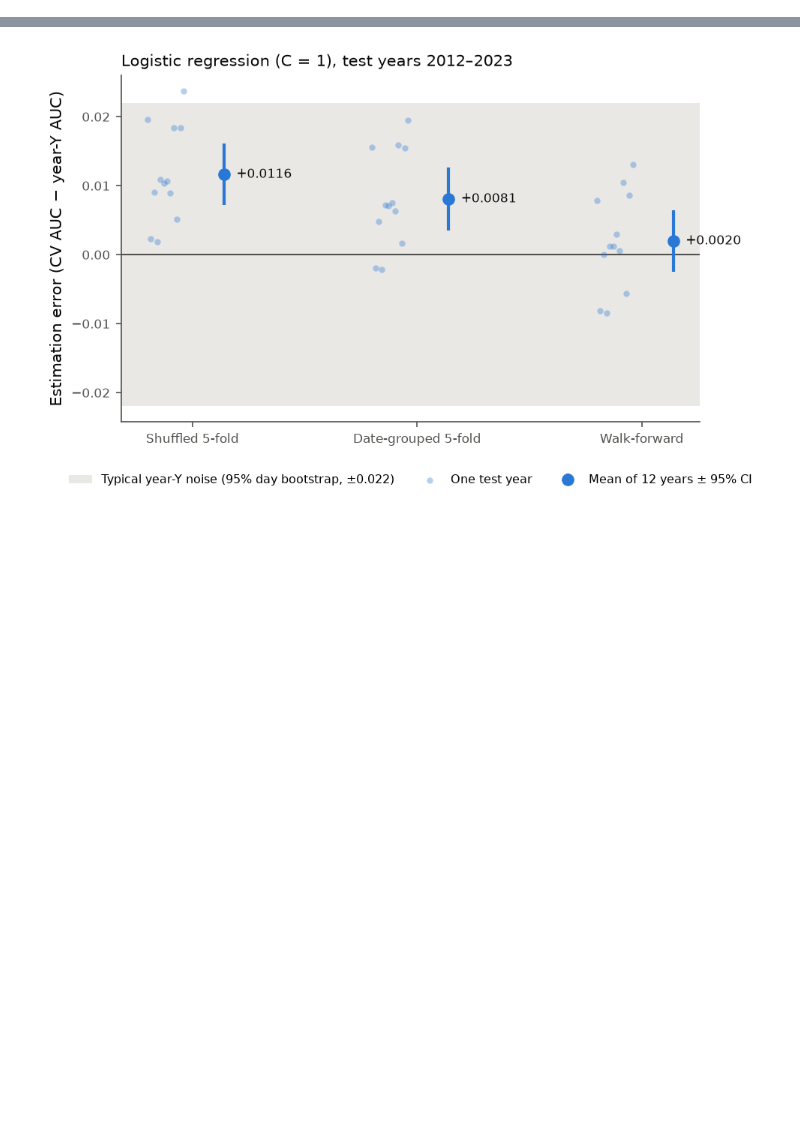
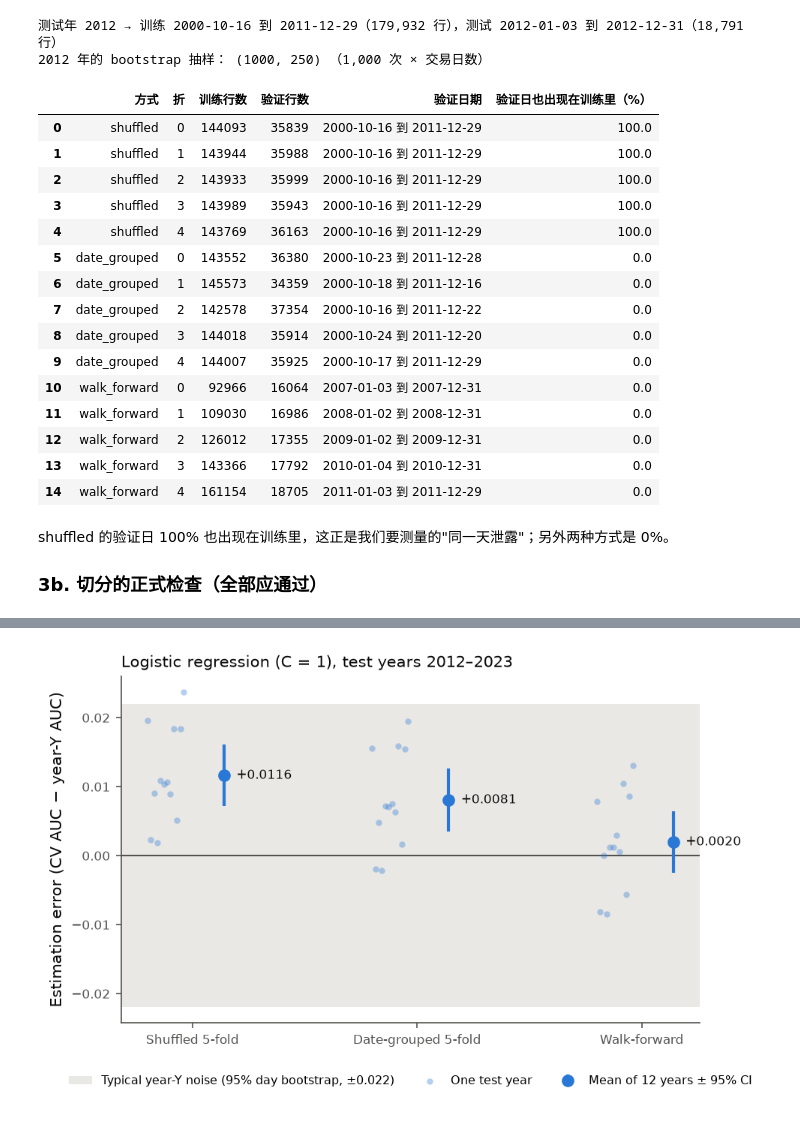
Before and after one commit to wjin2025/ese5420-finalpaper, a Jupyter notebook: analysis.ipynb, the cells around one changed output, grey strips where cells are left out. Cells and saved outputs as stored; diff of their text form; code cells hidden in the pictures; blank space fills up the shorter version.

```diff
--- a/analysis.ipynb
+++ b/analysis.ipynb
@@ -209,26 +0,0 @@ Recompute the same 2018 numbers **without Qidi's evaluation code**, using only s
-# %%
-from sklearn.model_selection import PredefinedSplit, cross_val_score
-from sklearn.metrics import roc_auc_score
-from src.features import FEATURES
-
-dev, test_rows = split(table, days, YEAR)
-X_dev, y_dev = dev[FEATURES].to_numpy(), dev['target'].to_numpy()
-
-# (a) CV estimates with sklearn's cross_val_score, using the same fold labels
-check = {}
-for scheme, col in [('shuffled', 'fold_shuffled'), ('date_grouped', 'fold_date')]:
-    folds = PredefinedSplit(dev[col].to_numpy())
-    check[scheme] = cross_val_score(make(), X_dev, y_dev, cv=folds, scoring='roc_auc').mean()
-
-# (b) test AUC and its interval with sklearn's roc_auc_score (bootstrap = weight each row by its day's draw count)
-p = make().fit(X_dev, y_dev).predict_proba(test_rows[FEATURES].to_numpy())[:, 1]
-y_test = test_rows['target'].to_numpy()
-day_pos = days[(days >= f'{YEAR}-01-01') & (days <= f'{YEAR}-12-31')].get_indexer(test_rows['Date'])
-boot_aucs = [roc_auc_score(y_test, p, sample_weight=c[day_pos]) for c in boot[YEAR]]
-sk_lo, sk_hi = np.percentile(boot_aucs, [2.5, 97.5])
-
-pd.DataFrame({
-    'Qidi code': [one_year.loc['shuffled', 'cv_auc'], one_year.loc['date_grouped', 'cv_auc'], auc, lo, hi],
-    'sklearn only': [check['shuffled'], check['date_grouped'], roc_auc_score(y_test, p), sk_lo, sk_hi],
-}, index=['cv_auc shuffled', 'cv_auc date_grouped', 'test_auc', 'test_lo', 'test_hi']).assign(
-    difference=lambda d: d['Qidi code'] - d['sklearn only']).round(6)
@@ -311,0 +141,44 @@ display(by_scheme.round(4), paired.round(4))
+# %%
+from src.step3_splits import TESTS, trading_days, split, assign_folds_and_bootstrap, inner_folds
+
+days = trading_days(table)                       # 所有交易日
+boot = assign_folds_and_bootstrap(table, days)   # 给每行加上两种折号，并返回 bootstrap 抽样
+
+dev, test_rows = split(table, days, 2012)
+print(f"测试年 2012 → 训练 {dev['Date'].min().date()} 到 {dev['Date'].max().date()}（{len(dev):,} 行），"
+      f"测试 {test_rows['Date'].min().date()} 到 {test_rows['Date'].max().date()}（{len(test_rows):,} 行）")
+print("2012 年的 bootstrap 抽样：", boot[2012].shape, "（1,000 次 × 交易日数）")
+# %% [output]
+测试年 2012 → 训练 2000-10-16 到 2011-12-29（179,932 行），测试 2012-01-03 到 2012-12-31（18,791 行）
+2012 年的 bootstrap 抽样： (1000, 250) （1,000 次 × 交易日数）
+# %%
+# 测试年 2012 的 15 个内层折
+rows = []
+for scheme in SCHEMES:
+    for k, (tr, va) in enumerate(inner_folds(table, days, 2012, scheme)):
+        va_dates = table.loc[va, 'Date']
+        rows.append({'方式': scheme, '折': k, '训练行数': len(tr), '验证行数': len(va),
+                     '验证日期': f"{va_dates.min().date()} 到 {va_dates.max().date()}",
+                     '验证日也出现在训练里（%）': round(100 * va_dates.isin(set(table.loc[tr, 'Date'])).mean(), 1)})
+pd.DataFrame(rows)
+# %% [output]
+|  | 方式 | 折 | 训练行数 | 验证行数 | 验证日期 | 验证日也出现在训练里（%） |
+| 0 | shuffled | 0 | 144093 | 35839 | 2000-10-16 到 2011-12-29 | 100.0 |
+| 1 | shuffled | 1 | 143944 | 35988 | 2000-10-16 到 2011-12-29 | 100.0 |
+| 2 | shuffled | 2 | 143933 | 35999 | 2000-10-16 到 2011-12-29 | 100.0 |
+| 3 | shuffled | 3 | 143989 | 35943 | 2000-10-16 到 2011-12-29 | 100.0 |
+| 4 | shuffled | 4 | 143769 | 36163 | 2000-10-16 到 2011-12-29 | 100.0 |
+| 5 | date_grouped | 0 | 143552 | 36380 | 2000-10-23 到 2011-12-28 | 0.0 |
+| 6 | date_grouped | 1 | 145573 | 34359 | 2000-10-18 到 2011-12-16 | 0.0 |
+| 7 | date_grouped | 2 | 142578 | 37354 | 2000-10-16 到 2011-12-22 | 0.0 |
+| 8 | date_grouped | 3 | 144018 | 35914 | 2000-10-24 到 2011-12-20 | 0.0 |
+| 9 | date_grouped | 4 | 144007 | 35925 | 2000-10-17 到 2011-12-29 | 0.0 |
+| 10 | walk_forward | 0 | 92966 | 16064 | 2007-01-03 到 2007-12-31 | 0.0 |
+| 11 | walk_forward | 1 | 109030 | 16986 | 2008-01-02 到 2008-12-31 | 0.0 |
+| 12 | walk_forward | 2 | 126012 | 17355 | 2009-01-02 到 2009-12-31 | 0.0 |
+| 13 | walk_forward | 3 | 143366 | 17792 | 2010-01-04 到 2010-12-31 | 0.0 |
+| 14 | walk_forward | 4 | 161154 | 18705 | 2011-01-03 到 2011-12-29 | 0.0 |
+# %% [markdown]
+shuffled 的验证日 100% 也出现在训练里，这正是我们要测量的"同一天泄露"；另外两种方式是 0%。
+
+### 3b. 切分的正式检查（全部应通过）
```
Also changed, not shown: parts of 51 cells of this notebook, 18 other files.
